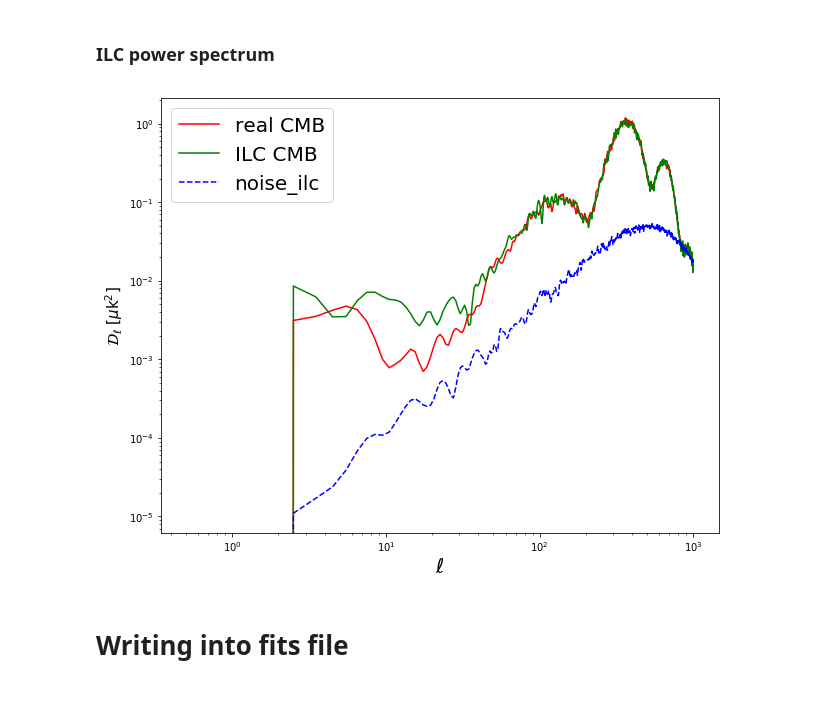
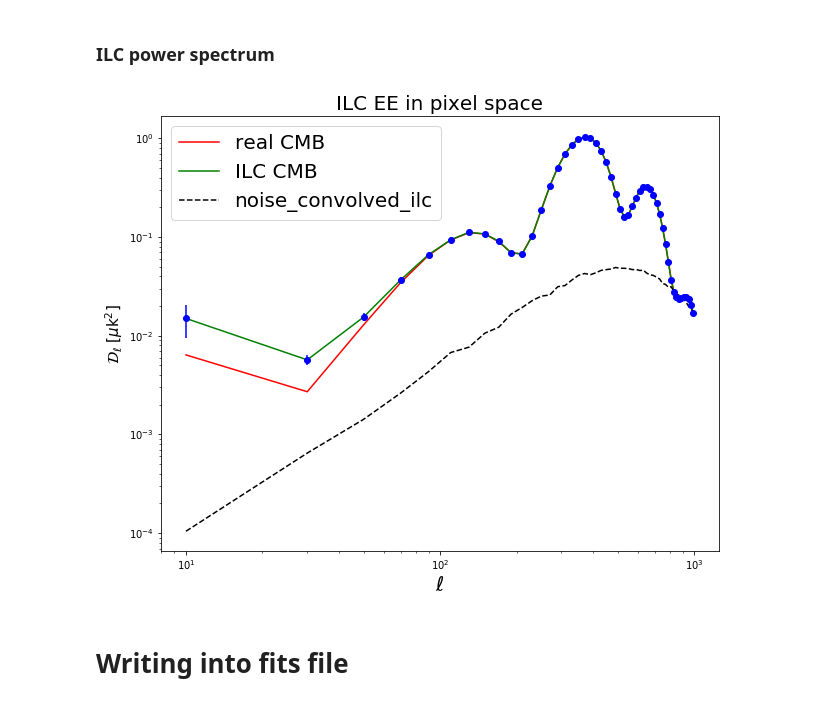
Before and after one commit to yaojian95/Ali_foreground, a Jupyter notebook: codes/Maps_for_USTC.ipynb, the cells around one changed output. Cells and saved outputs as stored; diff of their text form; code cells hidden in the pictures.

```diff
--- a/codes/Maps_for_USTC.ipynb
+++ b/codes/Maps_for_USTC.ipynb
@@ -127,0 +149,25 @@ noise_ps_i = Power_spectrum(noise_mask, 0, lmax = lmax)
+# %%
+sync = np.zeros((Nf, 3, 12*nside**2)); dust = np.zeros((Nf, 3, 12*nside**2))
+# uK_CMB
+sync_95 = hp.ud_grade(hp.read_map('/fnx/jianyao/1205_skyinband_AliCPT/95GHz/synchrotron_map_95GHz.fits', field = (0,1,2), verbose = False), nside_out=512)
+sync_150 = hp.ud_grade(hp.read_map('/fnx/jianyao/1205_skyinband_AliCPT/150GHz/synchrotron_map_150GHz.fits', field = (0,1,2), verbose = False), nside_out=512)
+#K_CMB
+sync_353 = hp.ud_grade(hp.read_map('/fnx/jianyao/1205_skyinband_HFI_353/detector_F353/synchrotron_map_detector_F353.fits', field = (0,1,2), verbose = False), nside_out=512)*1e6
+
+sync[0] = smooth(sync_95, beam_out=11, lmax = 1500)
+sync[1] = smooth(sync_150, beam_out=11, lmax = 1500)
+sync[2] = smooth(sync_353, beam_out=11, lmax = 1500)
+# %%
+dust = np.zeros((Nf, 3, 12*nside**2))
+# uK_CMB
+dust_95 = hp.ud_grade(hp.read_map('/fnx/jianyao/1205_skyinband_AliCPT/95GHz/thermaldust_map_95GHz.fits', field = (0,1,2), verbose = False), nside_out=512)
+dust_150 = hp.ud_grade(hp.read_map('/fnx/jianyao/1205_skyinband_AliCPT/150GHz/thermaldust_map_150GHz.fits', field = (0,1,2), verbose = False), nside_out=512)
+#K_CMB
+dust_353 = hp.ud_grade(hp.read_map('/fnx/jianyao/1205_skyinband_HFI_353/detector_F353/thermaldust_map_detector_F353.fits', field = (0,1,2), verbose = False), nside_out=512)*1e6
+
+dust[0] = smooth(dust_95, beam_out=11, lmax = 1500)
+dust[1] = smooth(dust_150, beam_out=11, lmax = 1500)
+dust[2] = smooth(dust_353, beam_out=11, lmax = 1500)
+# %%
+sync_ps = Power_spectrum(Mask(sync), 0, lmax = lmax)
+dust_ps = Power_spectrum(Mask(dust), 0, lmax = lmax)
@@ -377,24 +447,31 @@ nlee_pix = bin_l(nl_ilc_pix[1], lmax, Q); nlbb_pix = bin_l(nl_ilc_pix[2], lmax,
+# %%
+mode = 0
+cl_ilc_rs_mean = np.mean(Cl_ilc_rs[mode], axis = 0); nl_ilc_rs_mean = np.mean(Nl_ilc_rs[mode], axis = 0)
+cl_ilc_rs_std = np.std(Cl_ilc_rs[mode], axis = 0); nl_ilc_rs_std = np.std(Nl_ilc_rs[mode], axis = 0)
 # %%
+psn = ['EE', 'BB']
 fig1 = plt.figure(1, figsize=(10,8))
 # plt.axis('off')
 # frame1=fig1.add_axes((.1,.4,.8,.5)) # x0, y0, width, height
-plt.loglog(Ell, Ell*(Ell+1)/2/np.pi*cl_clean[0], 'r-',label = 'real CMB')
-plt.loglog(Ell, Ell*(Ell+1)/2/np.pi*(clee_pix - nlee_pix), 'g-', label = 'ILC CMB')
-plt.loglog(Ell, Ell*(Ell+1)/2/np.pi*nlee_pix, 'b--', label = 'noise_ilc')
+plt.loglog(Ell, Ell*(Ell+1)/2/np.pi*cl_clean[mode], 'r-',label = 'real CMB')
+plt.loglog(Ell, Ell*(Ell+1)/2/np.pi*(cl_ilc_rs_mean - nl_ilc_rs_mean), 'g-', label = 'ILC CMB')
+plt.loglog(Ell, Ell*(Ell+1)/2/np.pi*nl_ilc_rs_mean, 'k--', label = 'noise_convolved_ilc')
+
+plt.errorbar(Ell,Ell*(Ell+1)*(cl_ilc_rs_mean - nl_ilc_rs_mean)/2/np.pi, yerr = Ell*(Ell+1)/2/np.pi*cl_ilc_rs_std,fmt='bo',capthick = 0.1)
 
 plt.xlabel('$\ell$', fontsize = 20);
 plt.ylabel(r'$\mathcal{D}_{\ell}$ [$\mu$k$^2$]', fontsize = 15)
 plt.legend(fontsize = 20)
-# plt.title('ILC in harmonical space, subtracting %s * dust'%frac, fontsize = 20)
+plt.title('ILC %s in pixel space'%psn[mode], fontsize = 20)
 
 # frame2=fig1.add_axes((.1,.1,.8,.3))
 # plt.semilogx(Ell, (cl_ilc - cls)/cls*100, 'k--')
 # plt.axhline(0,color = 'k')
 # plt.ylabel(r'$\Delta \mathcal{D}_\ell$/$\mathcal{D}^{real}_{\ell} $ [%]', fontsize = 15);plt.xlabel(r'$\ell$', fontsize = 20)
 # plt.ylim(-100, 100)
-plt.savefig('/home/jianyao/Ali_maps/results/0212/ILC_pixel_EE_1_bin_1000.jpg', format = 'png')
+plt.savefig('/home/jianyao/Ali_maps/results/0221_ILC_pixel/ILC_pixel_%s.jpg'%psn[mode], format = 'png')
 # %% [output]
-[figure, old version]
+[figure, new version]
 # %% [markdown]
 # Writing into fits file
 # %%
```
Also changed, not shown: parts of 28 cells of this notebook.
